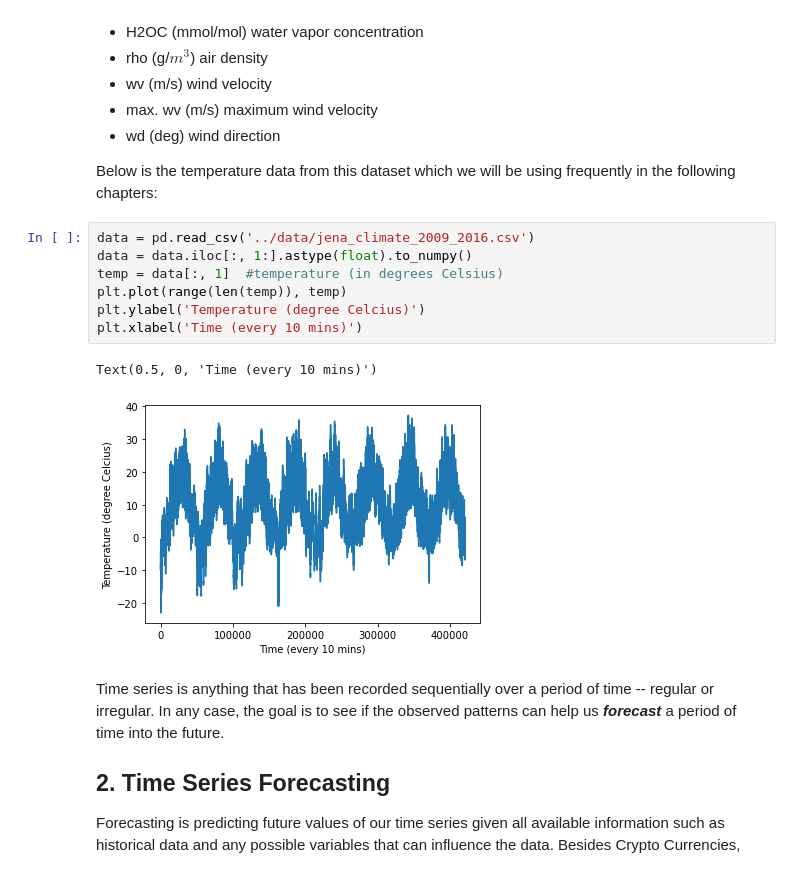
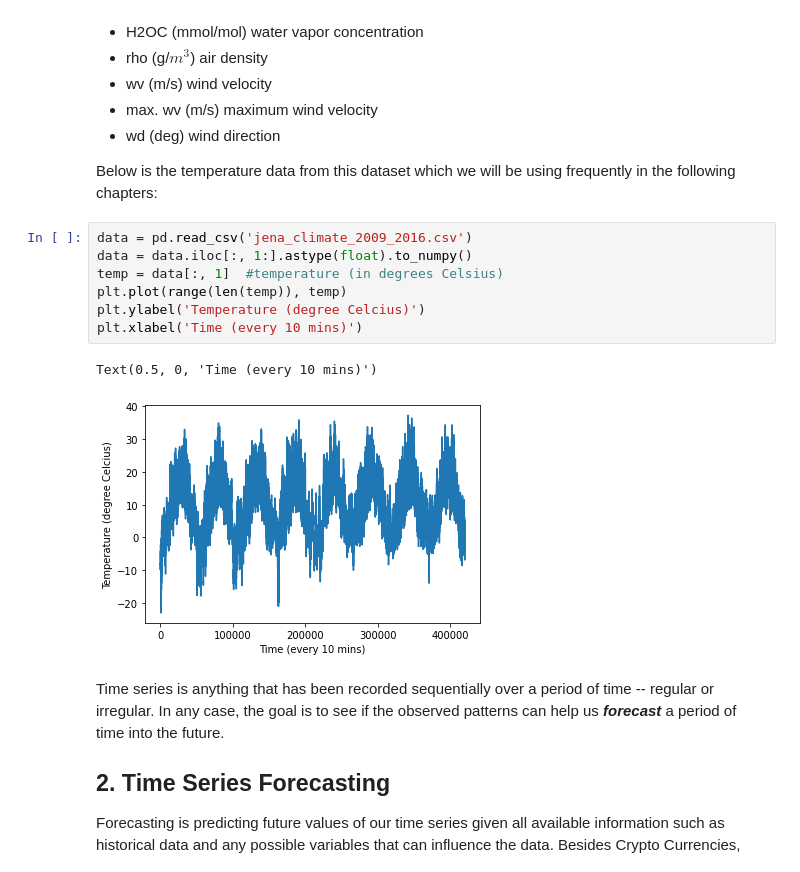
Before and after one commit to phdinds-aim/time_series_handbook, a Jupyter notebook: 00_Preface/Preface_AdvancedTimeSeriesAnalysis.ipynb, the cells around one changed output. Cells and saved outputs as stored; diff of their text form.

```diff
--- a/00_Preface/Preface_AdvancedTimeSeriesAnalysis.ipynb
+++ b/00_Preface/Preface_AdvancedTimeSeriesAnalysis.ipynb
@@ -51,15 +50,15 @@ An example of a time series is the weather timeseries dataset recorded at the We
 
 Below is the temperature data from this dataset which we will be using frequently in the following chapters:
 # %%
-data = pd.read_csv('../data/jena_climate_2009_2016.csv')
+data = pd.read_csv('jena_climate_2009_2016.csv')
 data = data.iloc[:, 1:].astype(float).to_numpy()
 temp = data[:, 1]  #temperature (in degrees Celsius)
 plt.plot(range(len(temp)), temp)
 plt.ylabel('Temperature (degree Celcius)')
 plt.xlabel('Time (every 10 mins)')
 # %% [output]
 Text(0.5, 0, 'Time (every 10 mins)')
-[figure, old version]
+[figure, new version]
 # %% [markdown]
 Time series is anything that has been recorded sequentially over a period of time -- regular or irregular. In any case, the goal is to see if the observed patterns can help us ***forecast*** a period of time into the future.
 
```
Also changed, not shown: parts of 11 cells of this notebook.
